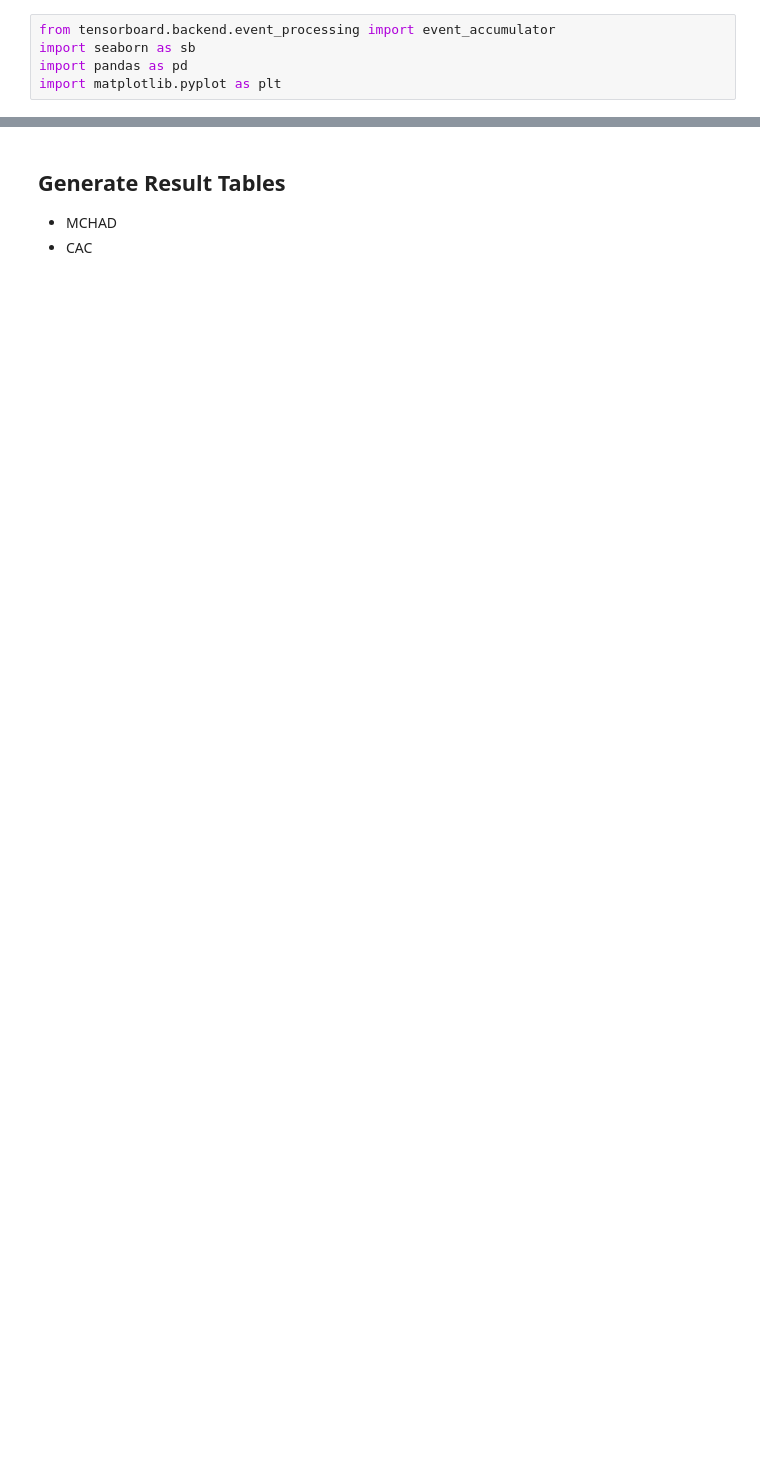
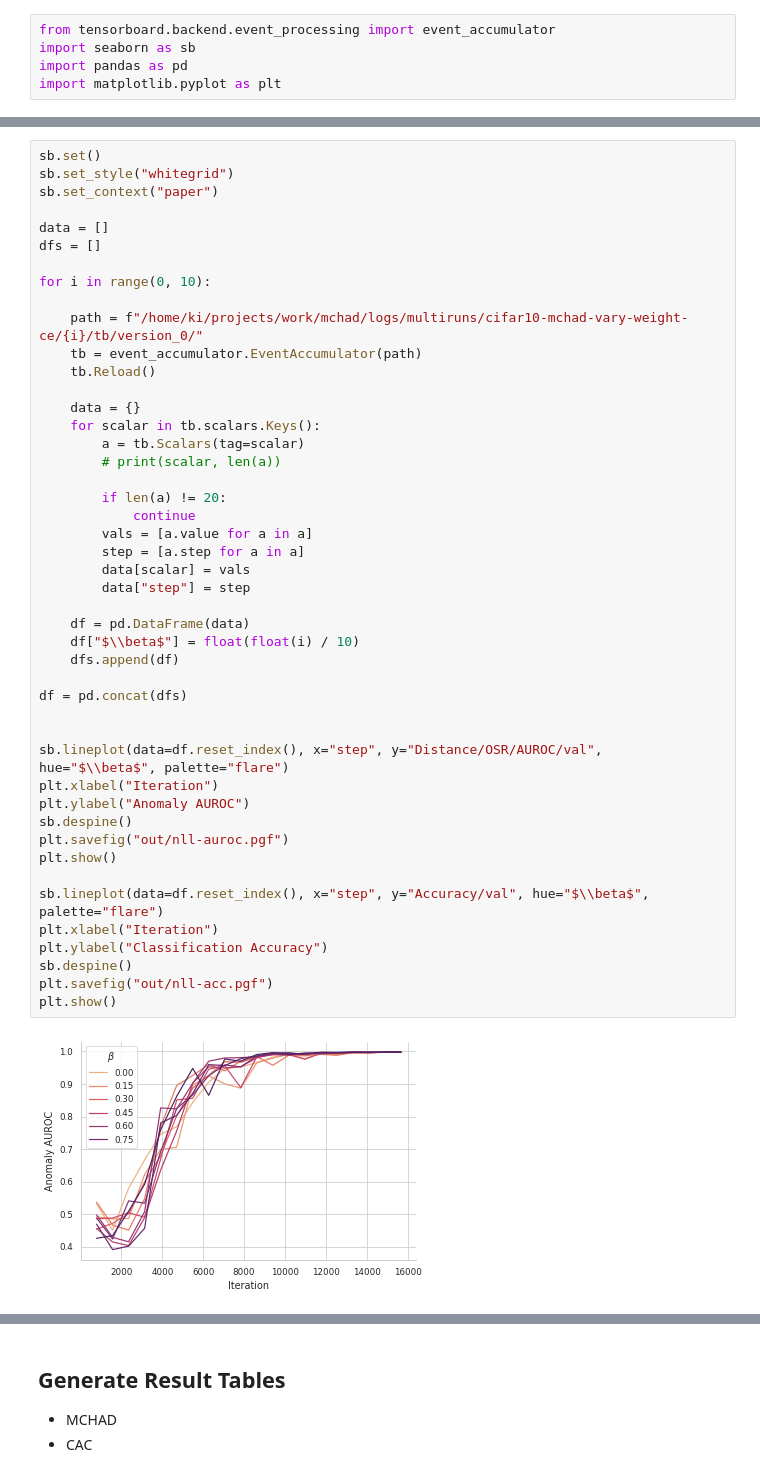
Before and after one commit to kkirchheim/mchad, a Jupyter notebook: notebooks/eval.ipynb, the cells around one changed output, grey strips where cells are left out. Cells and saved outputs as stored; diff of their text form; blank space fills up the shorter version.

```diff
--- a/notebooks/eval.ipynb
+++ b/notebooks/eval.ipynb
@@ -54 +56,49 @@ plt.show()
 [figure]
+# %%
+sb.set()
+sb.set_style("whitegrid")
+sb.set_context("paper")
+
+data = []
+dfs = []
+
+for i in range(0, 10):
+
+    path = f"/home/ki/projects/work/mchad/logs/multiruns/cifar10-mchad-vary-weight-ce/{i}/tb/version_0/"
+    tb = event_accumulator.EventAccumulator(path)
+    tb.Reload()
+
+    data = {}
+    for scalar in tb.scalars.Keys():
+        a = tb.Scalars(tag=scalar)
+        # print(scalar, len(a))
+
+        if len(a) != 20:
+            continue
+        vals = [a.value for a in a]
+        step = [a.step for a in a]
+        data[scalar] = vals
+        data["step"] = step
+
+    df = pd.DataFrame(data)
+    df["$\\beta$"] = float(float(i) / 10)
+    dfs.append(df)
+
+df = pd.concat(dfs)
+
+
+sb.lineplot(data=df.reset_index(), x="step", y="Distance/OSR/AUROC/val", hue="$\\beta$", palette="flare")
+plt.xlabel("Iteration")
+plt.ylabel("Anomaly AUROC")
+sb.despine()
+plt.savefig("out/nll-auroc.pgf")
+plt.show()
+
+sb.lineplot(data=df.reset_index(), x="step", y="Accuracy/val", hue="$\\beta$", palette="flare")
+plt.xlabel("Iteration")
+plt.ylabel("Classification Accuracy")
+sb.despine()
+plt.savefig("out/nll-acc.pgf")
+plt.show()
+# %% [output]
+[figure, added]
```
Also changed, not shown: parts of 29 cells of this notebook, 41 other files.
